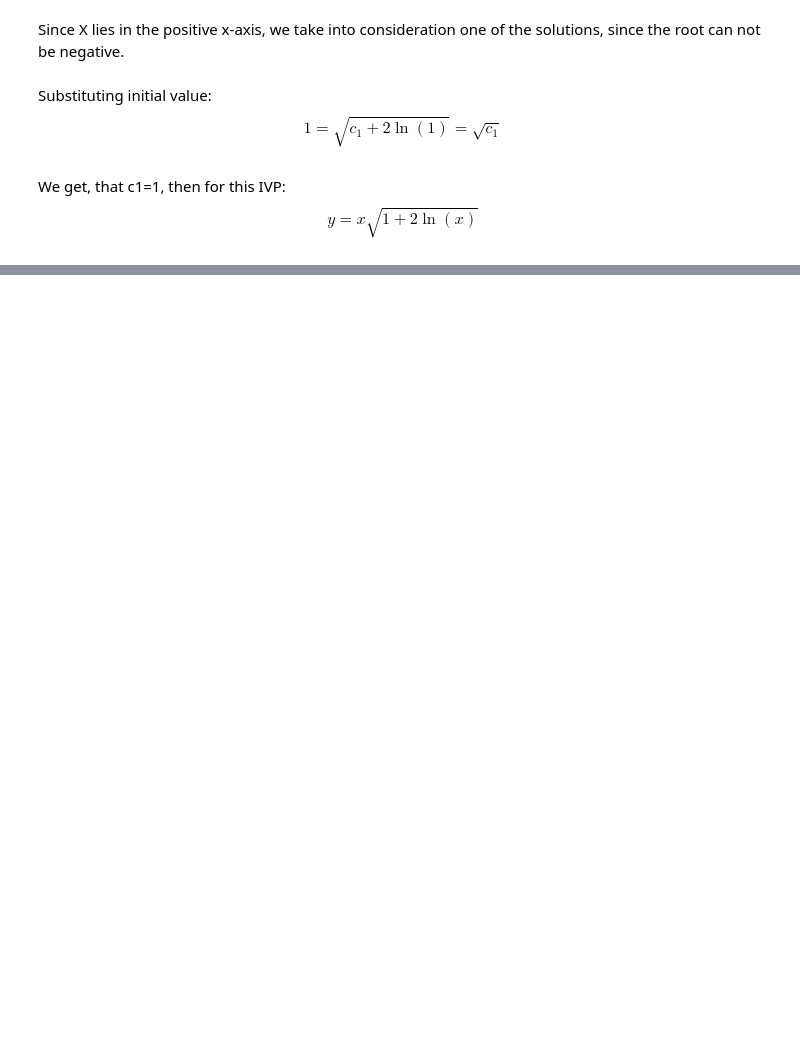
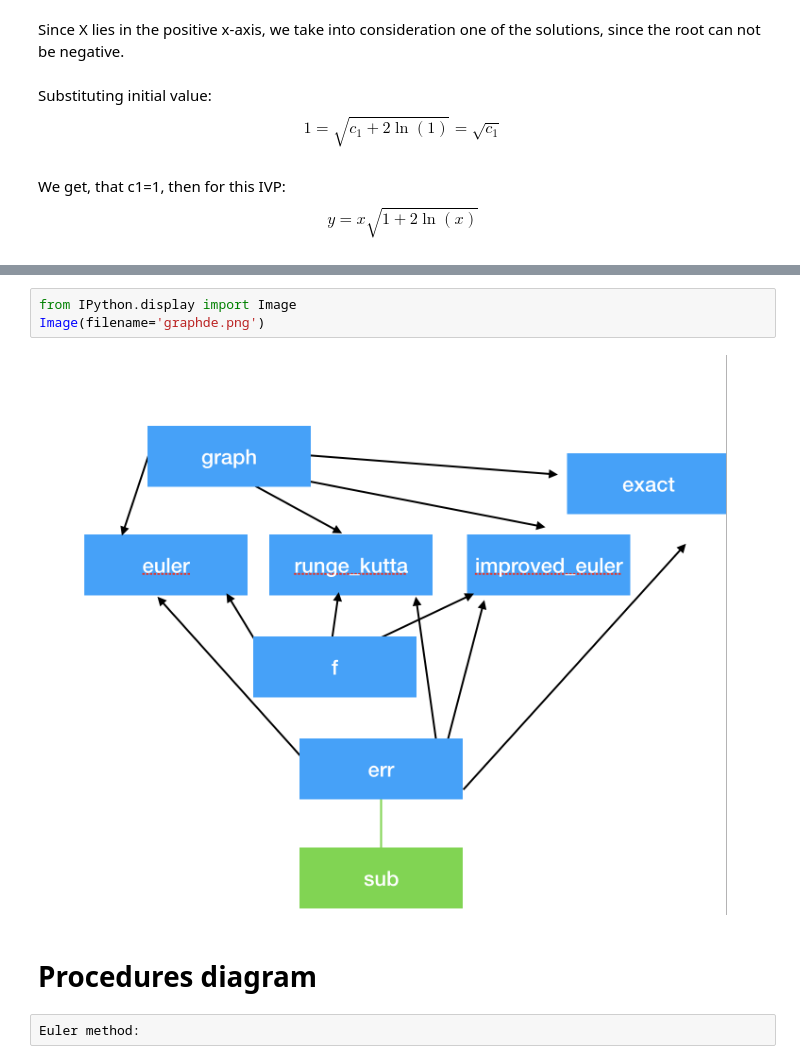
Before and after one commit to dariamikl/Numerical-methods-project, a Jupyter notebook: Untitled2.ipynb, the cells around one changed output, grey strips where cells are left out. Drawn from its saved outputs; the diff is of its cells as text; blank space fills up the shorter version.

Commit message:
+ the diagram

```diff
--- a/Untitled2.ipynb
+++ b/Untitled2.ipynb
@@ -187,0 +203,9 @@ We get, that c1=1, then for this IVP: $$y=x\sqrt{1+2\ln \left(x\right)}$$
+# %%
+from IPython.display import Image
+Image(filename='graphde.png')
+# %% [output]
+[figure, added]
+# %% [markdown]
+# Procedures diagram
+# %%
+Euler method:
```
Also changed, not shown: parts of 5 cells of this notebook, 1 other file.
